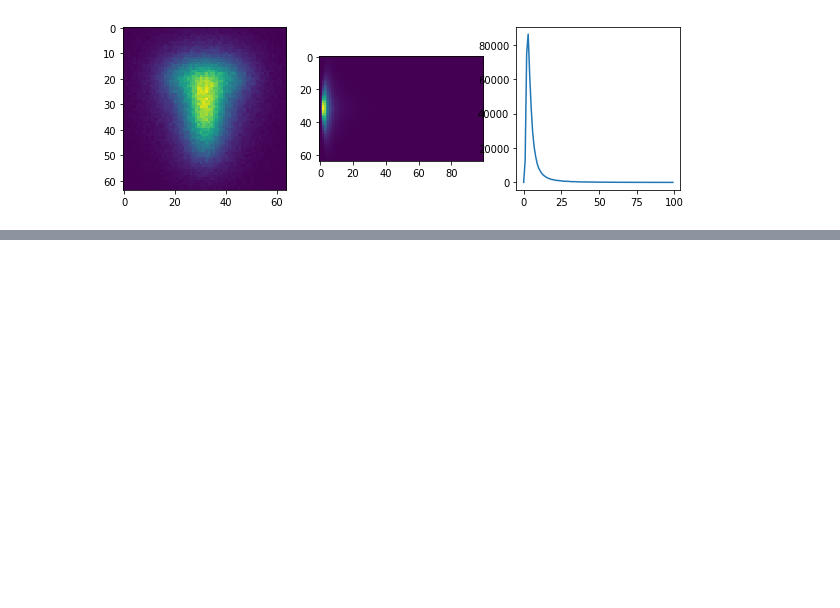
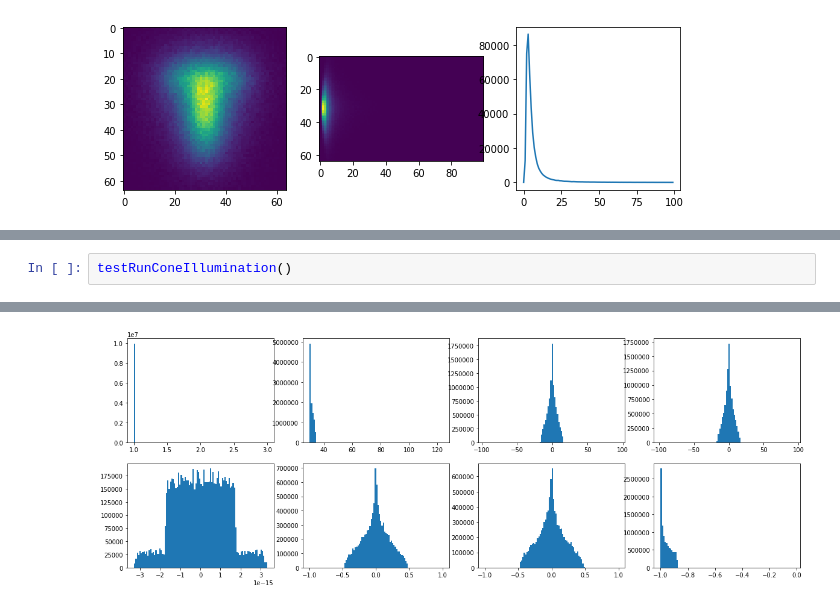
Before and after one commit to mitmedialab/MonteCarloRender, a Jupyter notebook: tests.ipynb, the cells around one changed output, grey strips where cells are left out. Cells and saved outputs as stored; diff of their text form; blank space fills up the shorter version.

```diff
--- a/tests.ipynb
+++ b/tests.ipynb
@@ -149,0 +169,3 @@ testRun()
+# %%
+testRunConeIllumination()
+# %% [output]
@@ -149,0 +174 @@ testRun()
+[figure, added]
```
Also changed, not shown: parts of 6 cells of this notebook.
